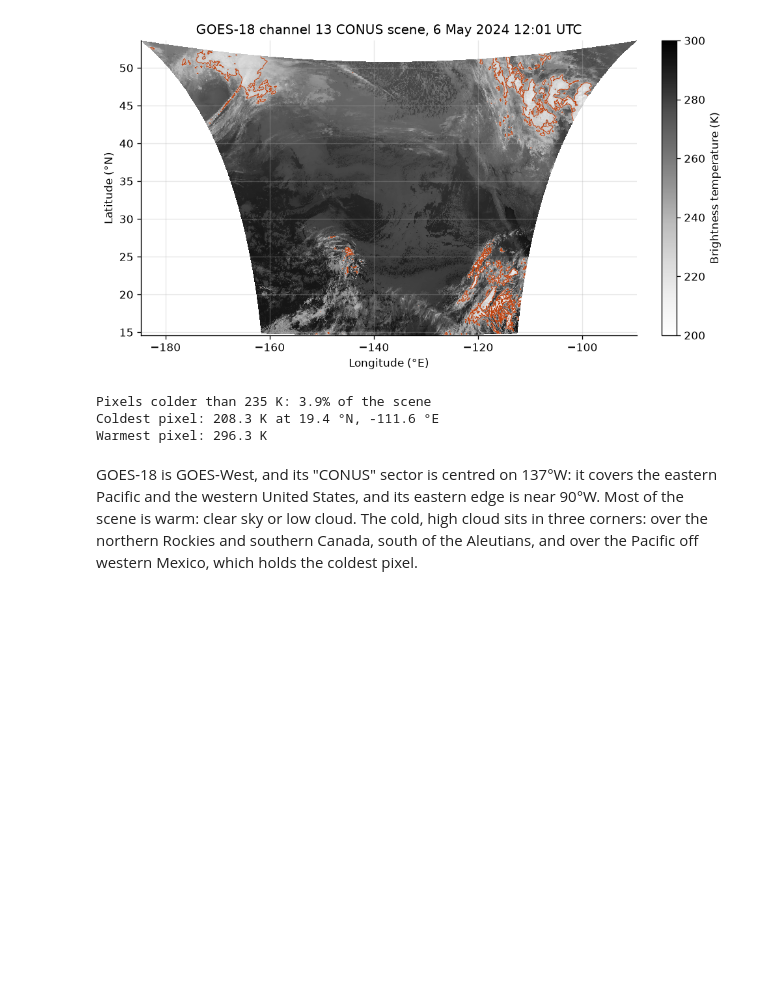
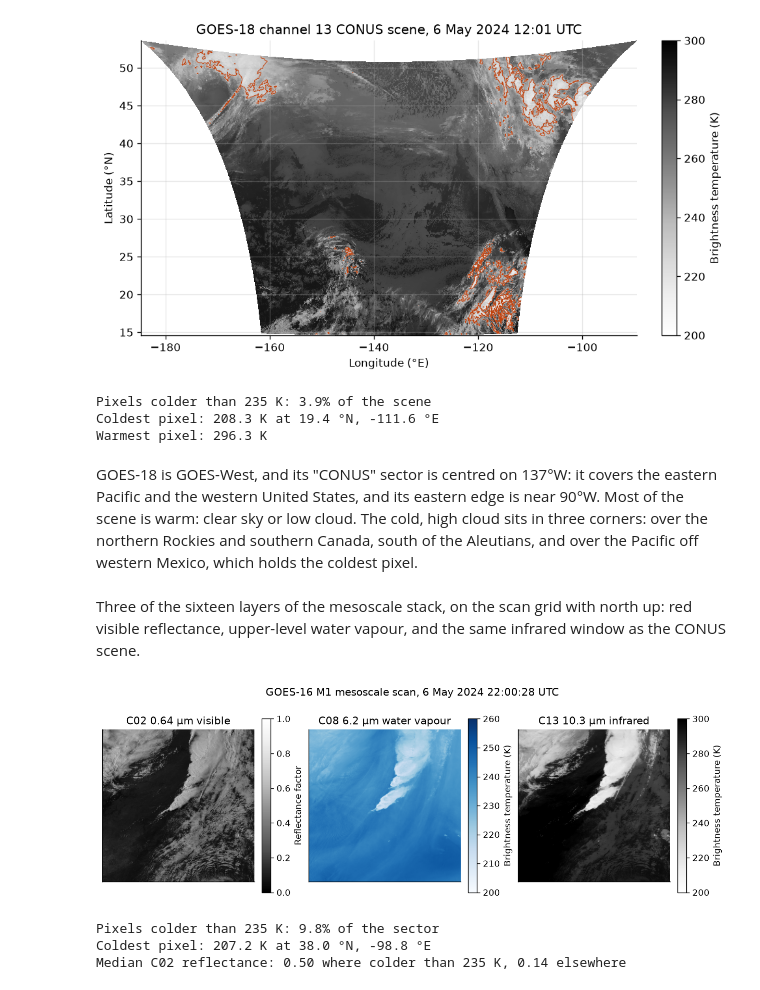
Before and after one commit to jakeryderv/usdata, a Jupyter notebook: examples/datasets/noaa-goes-abi/noaa-goes-abi.ipynb, the cells around one changed output. Saved outputs shown, nothing was run; the diff lists cells and outputs as text; code cells hidden in the pictures; blank space fills up the shorter version.

```diff
--- a/examples/datasets/noaa-goes-abi/noaa-goes-abi.ipynb
+++ b/examples/datasets/noaa-goes-abi/noaa-goes-abi.ipynb
@@ -78,11 +96,12 @@ the archive or applying the rule again.
 # %%
 result = pull(manifest)
-(item,) = result.fetched
-print("File:", item.path.name)
-print("Bytes:", item.provenance.size)
-print("Source:", item.provenance.source_url)
+item, multiband = result.fetched
+for fetched in result.fetched:
+    print("File:", fetched.path.name)
+    print("  Bytes:", fetched.provenance.size)
+    print("  Source:", fetched.provenance.source_url)
+    print("  Checksum:", fetched.provenance.checksum)
+    print("  Scan:", fetched.asset.time.start.isoformat(), "to", fetched.asset.time.end.isoformat())
 print("Retrieved (UTC):", item.provenance.retrieved_at.isoformat(timespec="seconds"))
-print("Checksum:", item.provenance.checksum)
-print("Scan:", item.asset.time.start.isoformat(), "to", item.asset.time.end.isoformat())
 # %% [output]
 File: OR_ABI-L2-CMIPC-M6C13_G18_s20241271201181_e20241271203566_c20241271204061.nc
@@ -155,0 +202,17 @@ File says: 14.57 to 53.50 °N, 175.62 to -89.62 °E
+# %%
+multi = multiband.open()
+channels = range(1, 17)
+stack = np.stack(
+    [multi[f"CMI_C{c:02d}"].where(multi[f"DQF_C{c:02d}"] == 0).values for c in channels]
+)
+print("Stack:", stack.shape, "on the", multi.attrs["spatial_resolution"], "grid")
+print("Scene:", multi.attrs["scene_id"], "sector,", multi.attrs["dataset_name"].split("_")[1])
+print("File says:", file_extent(multi))
+print("Scan:", multi.attrs["time_coverage_start"], "to", multi.attrs["time_coverage_end"])
+for c, layer in zip(channels, stack, strict=True):
+    wavelength = float(multi[f"band_wavelength_C{c:02d}"].values.item())
+    units = multi[f"CMI_C{c:02d}"].attrs["units"]
+    print(
+        f"C{c:02d} {wavelength:5.2f} µm  units {units}  "
+        f"good {np.isfinite(layer).mean():6.1%}  median {np.nanmedian(layer):8.3f}"
+    )
@@ -211,3 +295,42 @@ near 90°W. Most of the scene is warm: clear sky or low cloud. The cold, high
 cloud sits in three corners: over the northern Rockies and southern Canada,
 south of the Aleutians, and over the Pacific off western Mexico, which holds
 the coldest pixel.
+# %% [markdown]
+Three of the sixteen layers of the mesoscale stack, on the scan grid with
+north up: red visible reflectance, upper-level water vapour, and the same
+infrared window as the CONUS scene.
+# %%
+mstart = multiband.asset.time.start
+fig, axes = plt.subplots(1, 3, figsize=(10, 3.6), layout="constrained")
+panels = [
+    (2, "C02 0.64 µm visible", "Greys_r", 0, 1, "Reflectance factor"),
+    (8, "C08 6.2 µm water vapour", "Blues", 200, 260, "Brightness temperature (K)"),
+    (13, "C13 10.3 µm infrared", "Greys", 200, 300, "Brightness temperature (K)"),
+]
+for ax, (c, title, cmap, low, high, label) in zip(axes, panels, strict=True):
+    image = ax.imshow(stack[c - 1], cmap=cmap, vmin=low, vmax=high)
+    ax.set(title=title, xticks=[], yticks=[])
+    ax.grid(False)
+    fig.colorbar(image, ax=ax, shrink=0.85, label=label)
+fig.suptitle(f"GOES-16 M1 mesoscale scan, {mstart.day} {mstart:%B %Y %H:%M:%S} UTC")
+plt.show()
+# %% [output]
+[figure, added]
+# %%
+mlat, mlon = fixed_grid_lat_lon(multi)
+infrared, visible = stack[12], stack[1]
+coldest = np.nanargmin(infrared)
+cold = infrared < 235
+print(f"Pixels colder than 235 K: {cold.mean():.1%} of the sector")
+print(
+    f"Coldest pixel: {infrared.flat[coldest]:.1f} K at "
+    f"{mlat.flat[coldest]:.1f} °N, {mlon.flat[coldest]:.1f} °E"
+)
+print(
+    f"Median C02 reflectance: {np.nanmedian(visible[cold]):.2f} where colder than 235 K, "
+    f"{np.nanmedian(visible[~cold]):.2f} elsewhere"
+)
+# %% [output]
+Pixels colder than 235 K: 9.8% of the sector
+Coldest pixel: 207.2 K at 38.0 °N, -98.8 °E
+Median C02 reflectance: 0.50 where colder than 235 K, 0.14 elsewhere
```
Also changed, not shown: parts of 14 cells of this notebook, 19 other files.
